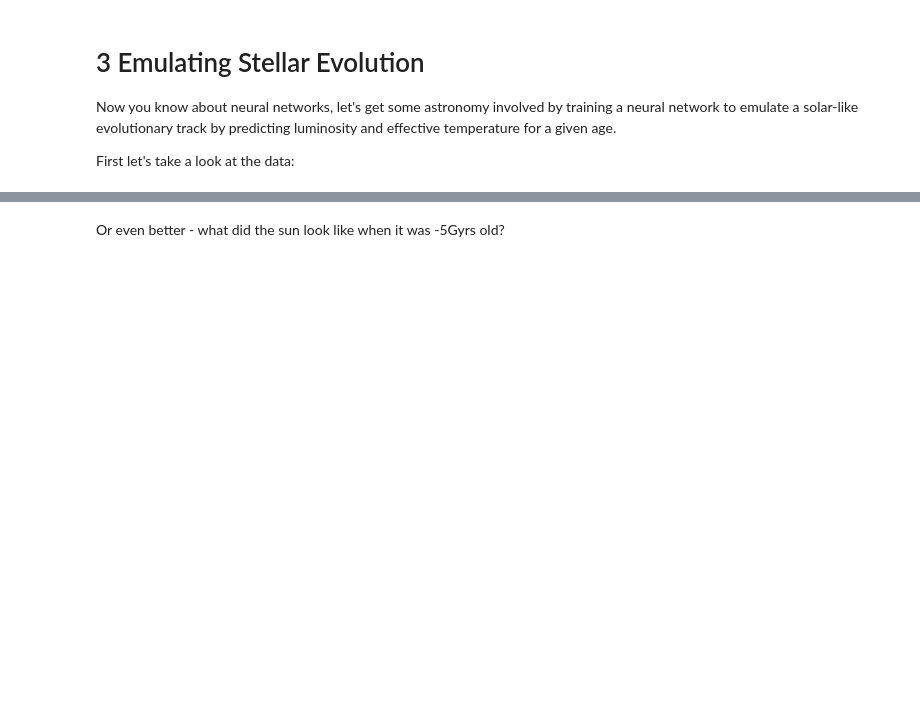
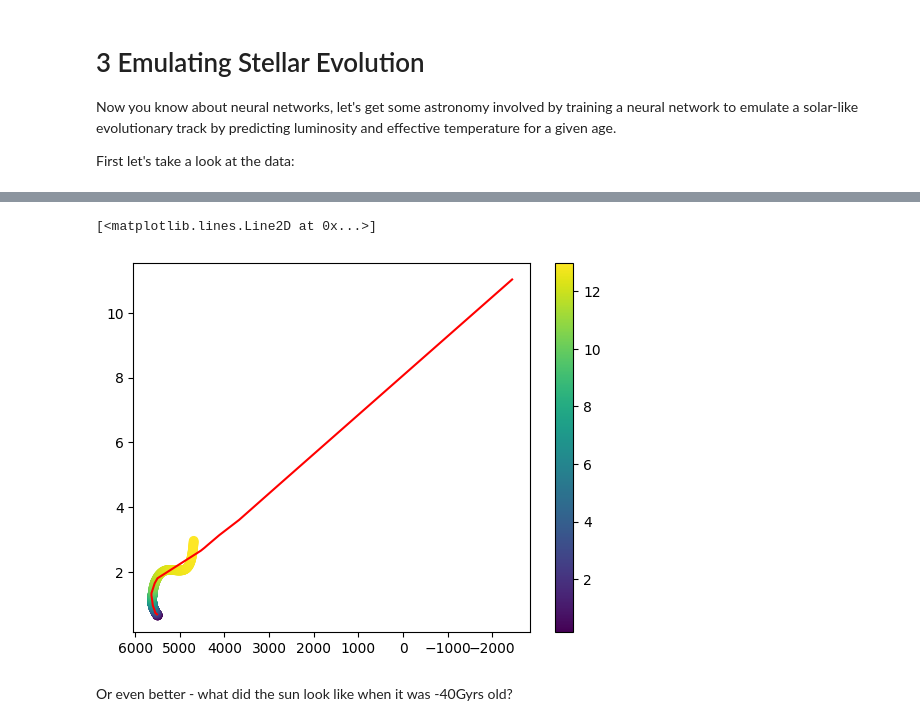
Before and after one commit to ojscutt/nn_session, a Jupyter notebook: nn_session.ipynb, the cells around one changed output, grey strips where cells are left out. Drawn from its saved outputs; the diff is of its cells as text; code cells hidden in the pictures; blank space fills up the shorter version.

```diff
--- a/nn_session.ipynb
+++ b/nn_session.ipynb
@@ -693,4 +765,18 @@ As promised, let's try some weird extrapolation. What about what the sun will lo
 # %%
-### predict extrapolated track here ###
+test_age = (np.linspace(age.min(),40,10000)-age.min())/age.max()
+
+preds = solar_model(test_age)
+
+pred_effective_T = (preds[:,0]*effective_T.max())+effective_T.min()
+pred_luminosity = (preds[:,1]*luminosity.max())+luminosity.min()
+
+plt.scatter(effective_T,luminosity, c=age)
+plt.gca().invert_xaxis()
+plt.colorbar()
+
+plt.plot(pred_effective_T,pred_luminosity, color='red')
+# %% [output]
+[<matplotlib.lines.Line2D at 0x...>]
+[figure, added]
 # %% [markdown]
-Or even better - what did the sun look like when it was -5Gyrs old?
+Or even better - what did the sun look like when it was -40Gyrs old?
```
Also changed, not shown: parts of 23 cells of this notebook.
